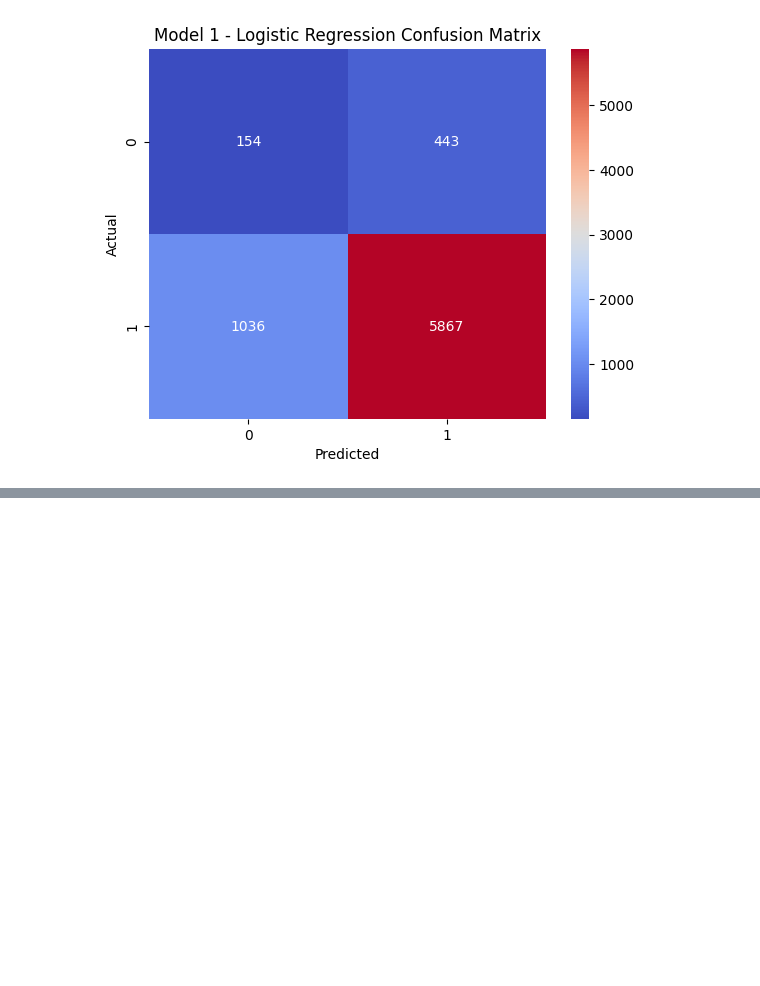
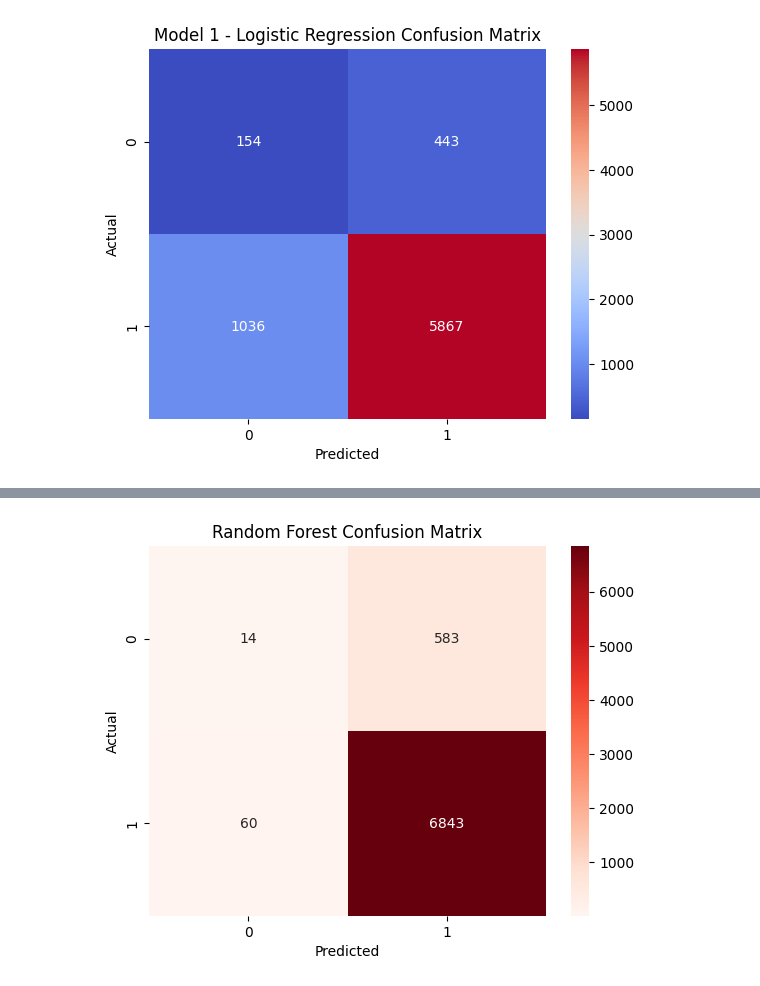
Before and after one commit to samifahim07/PsychWell-Predictive-Modeling, a Jupyter notebook: mental_health.ipynb, the cells around one changed output, grey strips where cells are left out. Saved outputs shown, nothing was run; the diff lists cells and outputs as text; code cells hidden in the pictures; blank space fills up the shorter version.

```diff
--- a/mental_health.ipynb
+++ b/mental_health.ipynb
@@ -489,3 +491,71 @@ Classification Report for Model 1 :                precision    recall  f1-score
    macro avg       0.53      0.55      0.53      7500
 weighted avg       0.87      0.80      0.83      7500
 [figure]
+# %%
+# Random Forest
+rf = RandomForestClassifier(random_state=42)
+
+# Hyperparameters
+param_grid = {
+    'n_estimators': [100, 200, 300, 500],
+    'max_depth': [None, 10, 20, 30, 40],
+    'min_samples_split': [2, 5, 10],
+    'min_samples_leaf': [1, 2, 4],
+    'max_features': ['sqrt', 'log2'],
+    'bootstrap': [True, False]
+}
+
+# Hyperparameter Tuning
+rf_random = RandomizedSearchCV(
+    estimator=rf,
+    param_distributions=param_grid,
+    n_iter=30,
+    cv=3,
+    scoring='accuracy',
+    random_state=42,
+    n_jobs=-1
+)
+
+rf_random.fit(xtrain, ytrain)
+
+# Best Parameters
+print("Best Parameters:")
+print(rf_random.best_params_)
+
+print("\nBest CV Score:")
+print(rf_random.best_score_ * 100)
+
+# Best Random Forest Model
+model_1_rf = rf_random.best_estimator_
+
+# Training score
+print("\nModel  Training Score:",
+      model_1_rf.score(xtrain, ytrain) * 100)
+
+# Testing score
+print("Model  Testing Score:",
+      model_1_rf.score(xtest, ytest) * 100)
+
+# Prediction
+y_pred_rf = model_1_rf.predict(xtest)
+
+# Accuracy
+ac_score_rf = accuracy_score(ytest, y_pred_rf)
+print("\nAccuracy Score :",
+      ac_score_rf * 100)
+
+# Classification Report
+class_rep_rf = classification_report(ytest, y_pred_rf)
+print("\nClassification Report :\n",
+      class_rep_rf)
+
+# Confusion Matrix
+con_max_rf = confusion_matrix(ytest, y_pred_rf)
+
+sns.heatmap(con_max_rf, annot=True, fmt='d', cmap="Reds")
+
+plt.title("Random Forest Confusion Matrix")
+plt.xlabel("Predicted")
+plt.ylabel("Actual")
+plt.show()
+# %% [output]
@@ -491,0 +582 @@ weighted avg       0.87      0.80      0.83      7500
+[figure, added]
```
Also changed, not shown: parts of 2 cells of this notebook.
